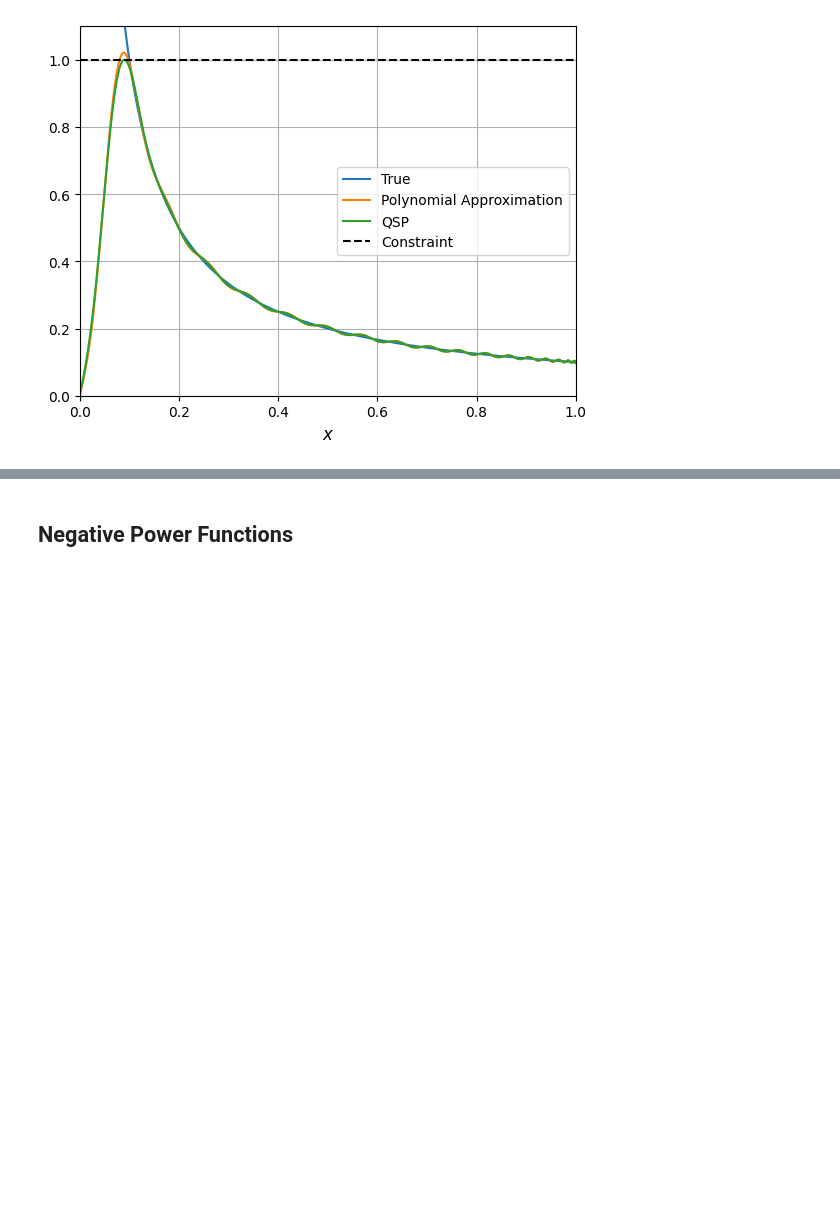
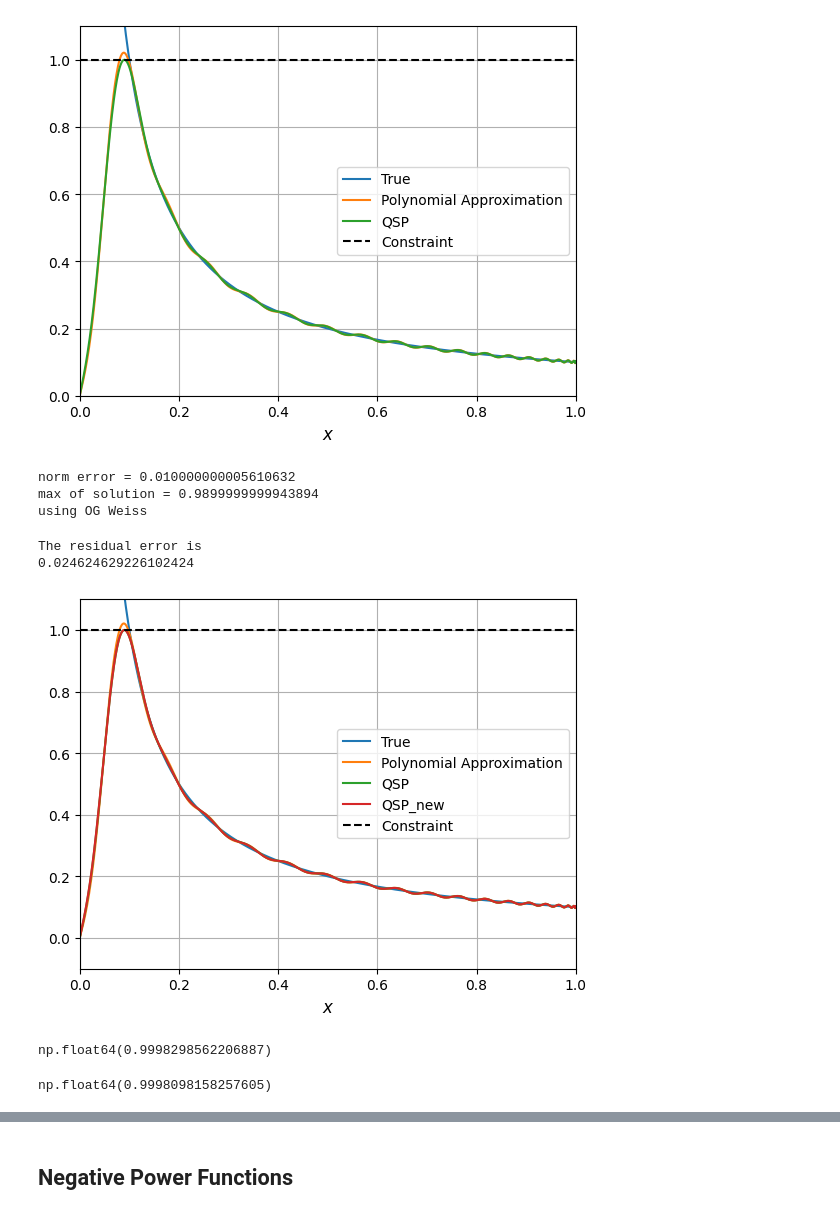
Before and after one commit to qsppack/pyqsppack, a Jupyter notebook: nlft_examples.ipynb, the cells around one changed output, grey strips where cells are left out. Saved outputs shown, nothing was run; the diff lists cells and outputs as text; code cells hidden in the pictures; blank space fills up the shorter version.

Commit message:
nlft examples for Lin

```diff
--- a/nlft_examples.ipynb
+++ b/nlft_examples.ipynb
@@ -100,3 +100,57 @@ plt.xlim([0, 1])
 plt.show()
 # %% [output]
 [figure]
+# %%
+kappa = 10
+targ = lambda x: 1/(kappa*x)
+deg = 71
+parity = deg % 2
+opts = {
+    'intervals': [1/kappa, 1],
+    'objnorm': np.inf,
+    'epsil': 0.01,
+    'npts': 71,
+    'fscale': 1,
+    'isplot': False,
+    'method': 'cvxpy'
+}
+coef_full = cvx_poly_coef(targ, deg, opts)
+coef = coef_full[parity::2]
+
+
+opts.update({
+    'N': 2**9,
+    'method': 'NLFT',
+    'targetPre': False,
+    'typePhi': 'reduced'})
+phi_proc, out = solve(coef, parity, opts)
+out['typePhi'] = 'full'
+
+
+xlist = np.linspace(0, 1, 1000)
+func = lambda x: chebyshev_to_func(x, coef, parity, True)
+targ_value = targ(xlist)
+func_value = func(xlist)
+QSP_value = get_entry(xlist, np.real(phi_proc), out)
+err = np.linalg.norm(QSP_value - func_value, np.inf)
+print('The residual error is')
+print(err)
+
+plt.plot(xlist, targ(xlist), label='True')
+plt.plot(xlist, func_value, label='Polynomial Approximation')
+plt.plot(xlist, QSP_value, label='QSP')
+plt.plot(xlist, QSP_value_new, label='QSP_new')
+plt.plot(xlist, np.ones(len(xlist)), "k--", label='Constraint')
+plt.xlabel('$x$', fontsize=12)
+plt.grid()
+plt.legend(loc="best")
+plt.ylim([-0.1, 1.1])
+plt.xlim([0, 1])
+plt.show()
+# %% [output]
+norm error = 0.010000000005610632
+max of solution = 0.9899999999943894
+using OG Weiss
+The residual error is
+0.024624629226102424
+[figure, added]
@@ -102,0 +159,8 @@ plt.show()
+# %%
+max(QSP_value)
+# %% [output]
+np.float64(0.9998298562206887)
+# %%
+max(QSP_value_new)
+# %% [output]
+np.float64(0.9998098158257605)
```
Also changed, not shown: parts of 12 cells of this notebook, 2 other files.
